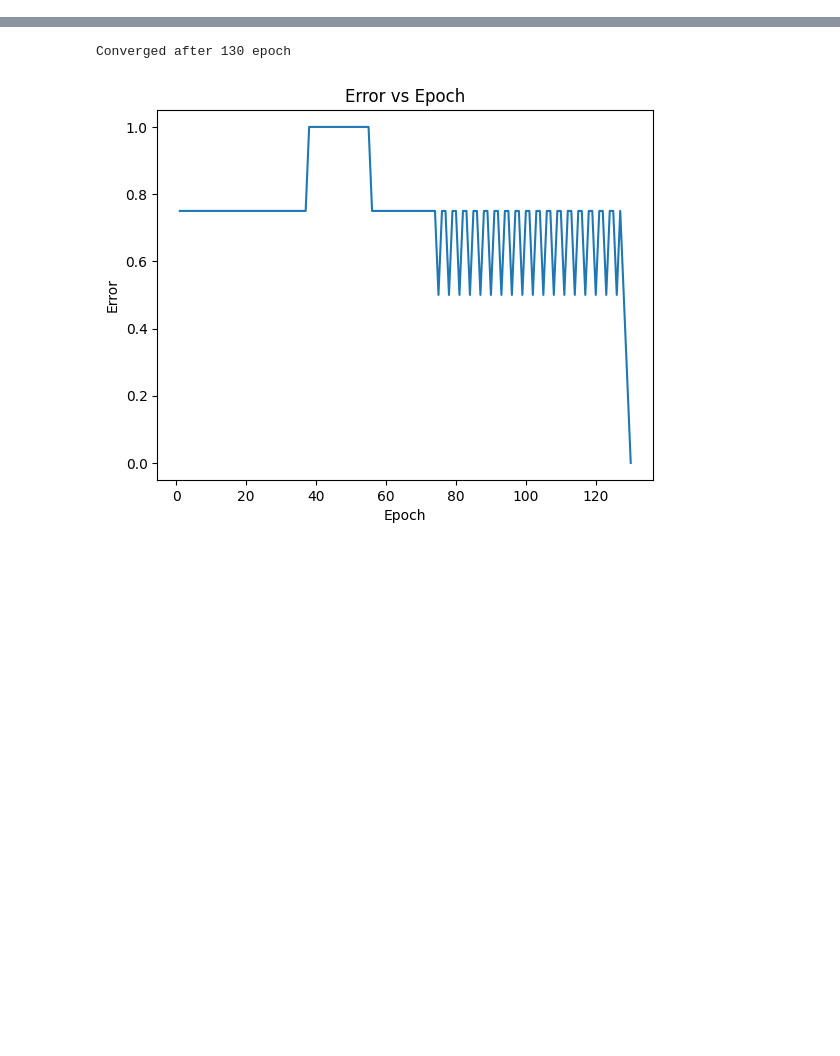
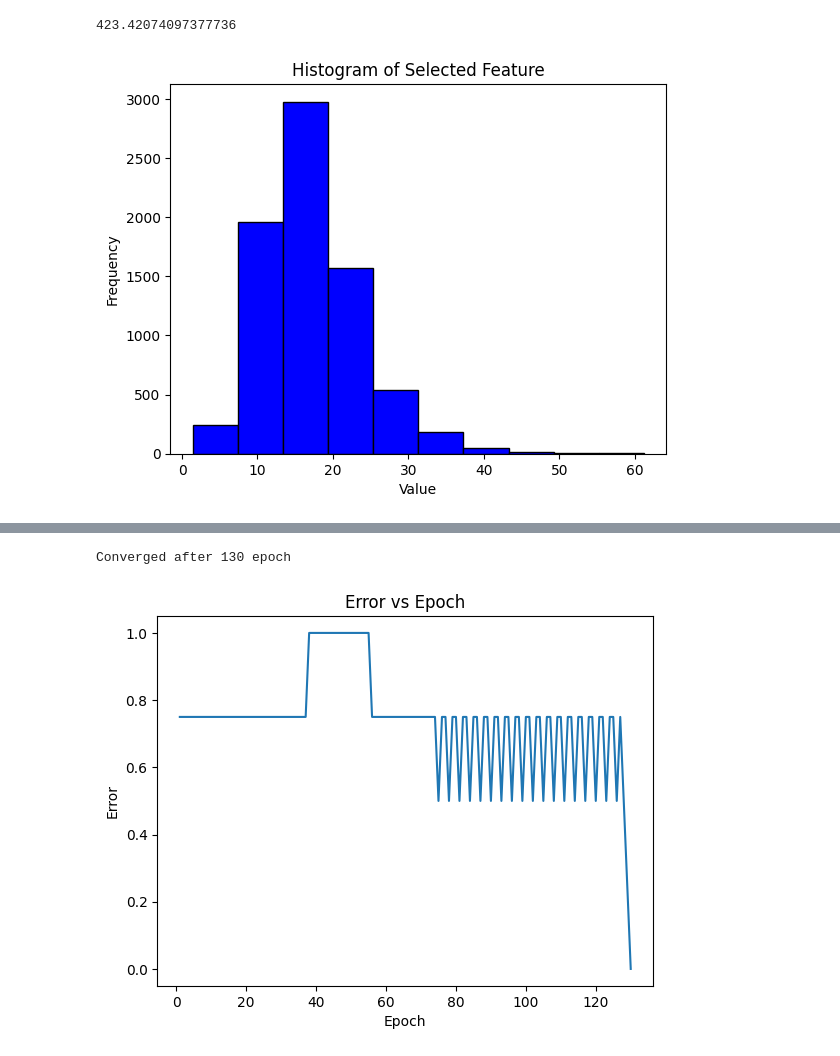
Before and after one commit to Gowtham0311/ML_lab, a Jupyter notebook: CSE21169_Lab5.ipynb, the cells around one changed output, grey strips where cells are left out. Saved outputs shown, nothing was run; the diff lists cells and outputs as text; code cells hidden in the pictures; blank space fills up the shorter version.

```diff
--- a/CSE21169_Lab5.ipynb
+++ b/CSE21169_Lab5.ipynb
@@ -0,0 +1,6 @@
+# %%
+import matplotlib.pyplot as plt
+import pandas as pd
+import numpy as np
+df=pd.read_excel("/content/dataset_final.xlsx")
+df.head()
@@ -0,0 +27,2 @@
+# %%
+df.drop("fname",axis=1,inplace=True)
@@ -0,0 +98,21 @@
+# %%
+x = np.linalg.norm(centroid_A - centroid_B)
+x
+# %% [output]
+423.42074097377736
+# %%
+
+import numpy as np
+import matplotlib.pyplot as plt
+
+selected_feature = df['dissimilarity_0']
+num_bins =10
+hist, bins = np.histogram(selected_feature, bins=num_bins)
+
+plt.hist(selected_feature, bins=num_bins,  color='b', edgecolor='black')
+plt.xlabel('Value')
+plt.ylabel('Frequency')
+plt.title('Histogram of Selected Feature')
+plt.show()
+# %% [output]
+[figure, added]
```
Also changed, not shown: parts of 46 cells of this notebook.
